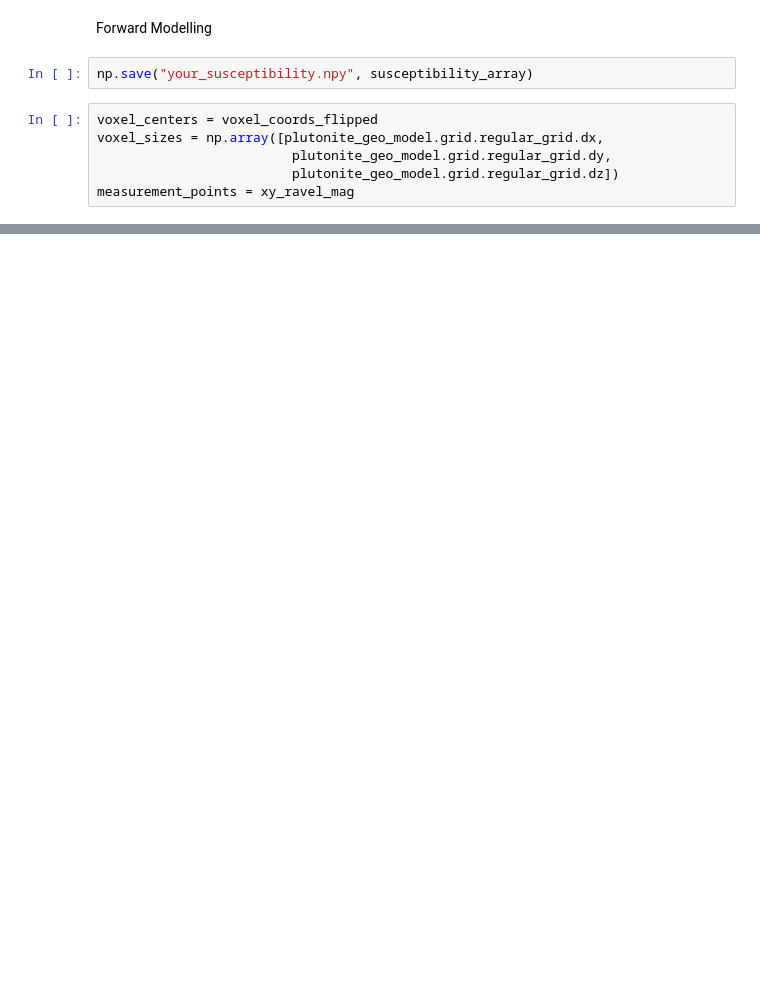
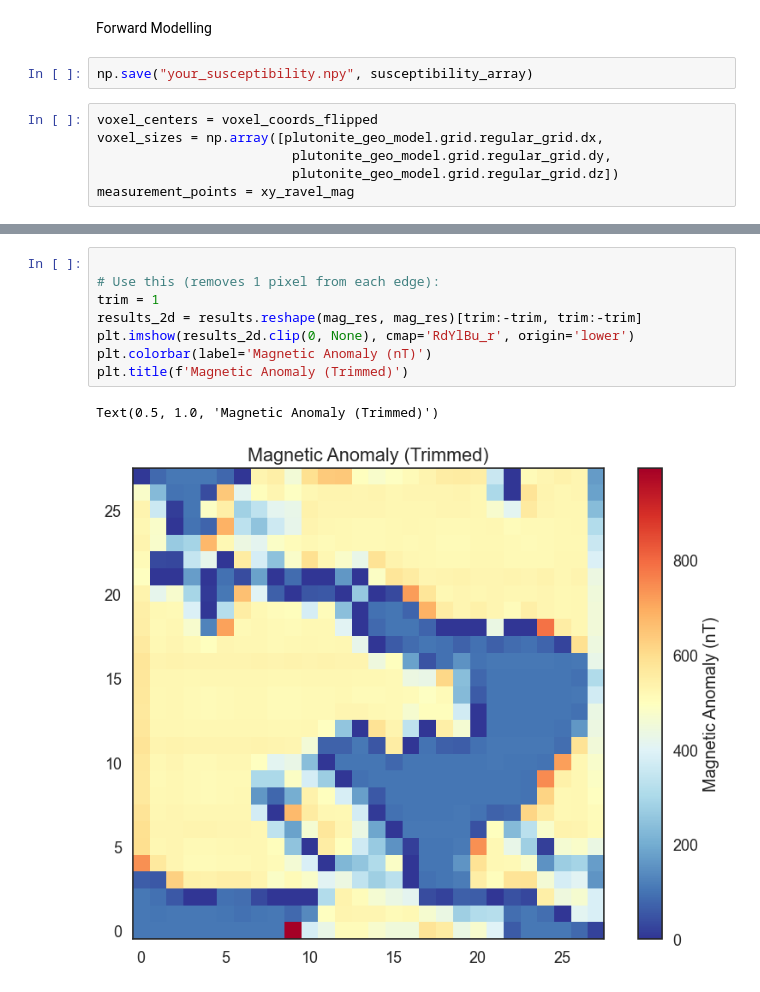
Before and after one commit to terranigma-solutions/Mineye-Terranigma, a Jupyter notebook: GeoModel/forward_modelling_magnetics.ipynb, the cells around one changed output, grey strips where cells are left out. Cells and saved outputs as stored; diff of their text form; blank space fills up the shorter version.

```diff
--- a/GeoModel/forward_modelling_magnetics.ipynb
+++ b/GeoModel/forward_modelling_magnetics.ipynb
@@ -173,0 +237,11 @@ np.shape(susceptibility_3d), np.shape(voxel_centers), np.shape(voxel_sizes), np.
+# %%
+
+# Use this (removes 1 pixel from each edge):
+trim = 1
+results_2d = results.reshape(mag_res, mag_res)[trim:-trim, trim:-trim]
+plt.imshow(results_2d.clip(0, None), cmap='RdYlBu_r', origin='lower')
+plt.colorbar(label='Magnetic Anomaly (nT)')
+plt.title(f'Magnetic Anomaly (Trimmed)')
+# %% [output]
+Text(0.5, 1.0, 'Magnetic Anomaly (Trimmed)')
+[figure, added]
```
Also changed, not shown: parts of 16 cells of this notebook, 3 other files.
